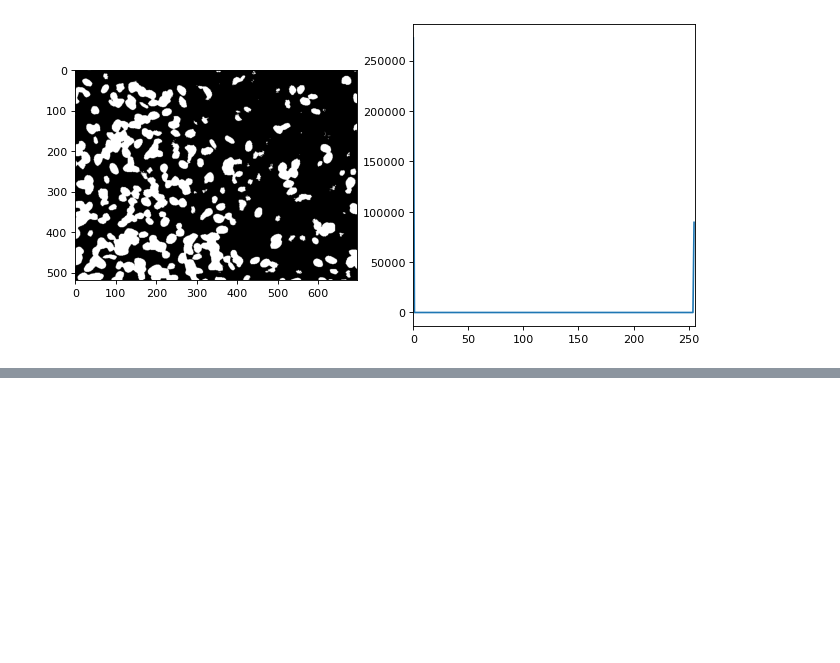
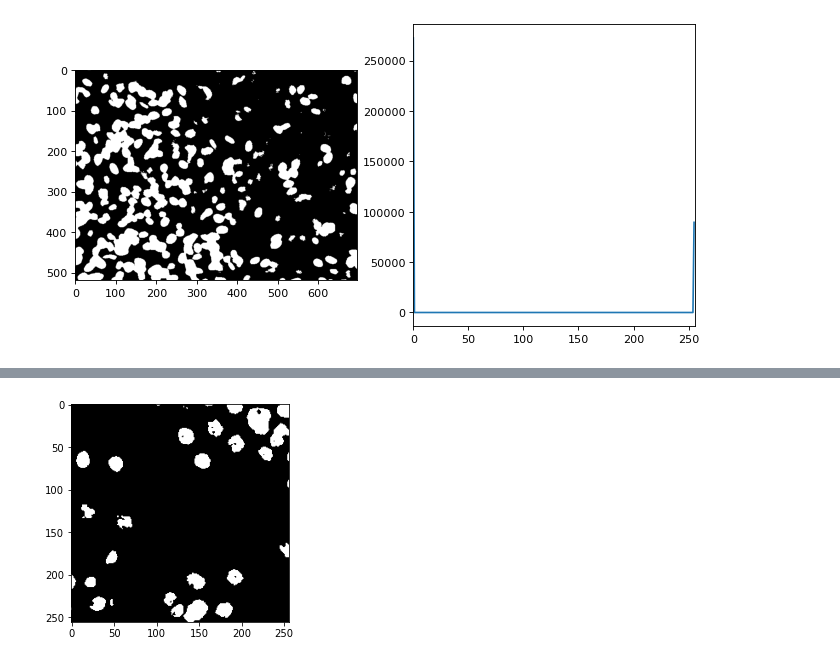
Before and after one commit to profjefer/biological-cells-counter, a Jupyter notebook: jupyter-notebooks/threshold.ipynb, the cells around one changed output, grey strips where cells are left out. Saved outputs shown, nothing was run; the diff lists cells and outputs as text; code cells hidden in the pictures; blank space fills up the shorter version.

```diff
--- a/jupyter-notebooks/threshold.ipynb
+++ b/jupyter-notebooks/threshold.ipynb
@@ -80,0 +101,5 @@ W przypadku obrazu nr 1 progowanie wypadło bardzo dobrze. W przypadku obrazu nr
+# %%
+threshold_6, otsu_6 = cv2.threshold(gauss, 0, 255, cv2.THRESH_BINARY + cv2.THRESH_OTSU)
+show_image(otsu_6)
+# %% [output]
+[figure, added]
```
Also changed, not shown: parts of 10 cells of this notebook, 1 other file.
